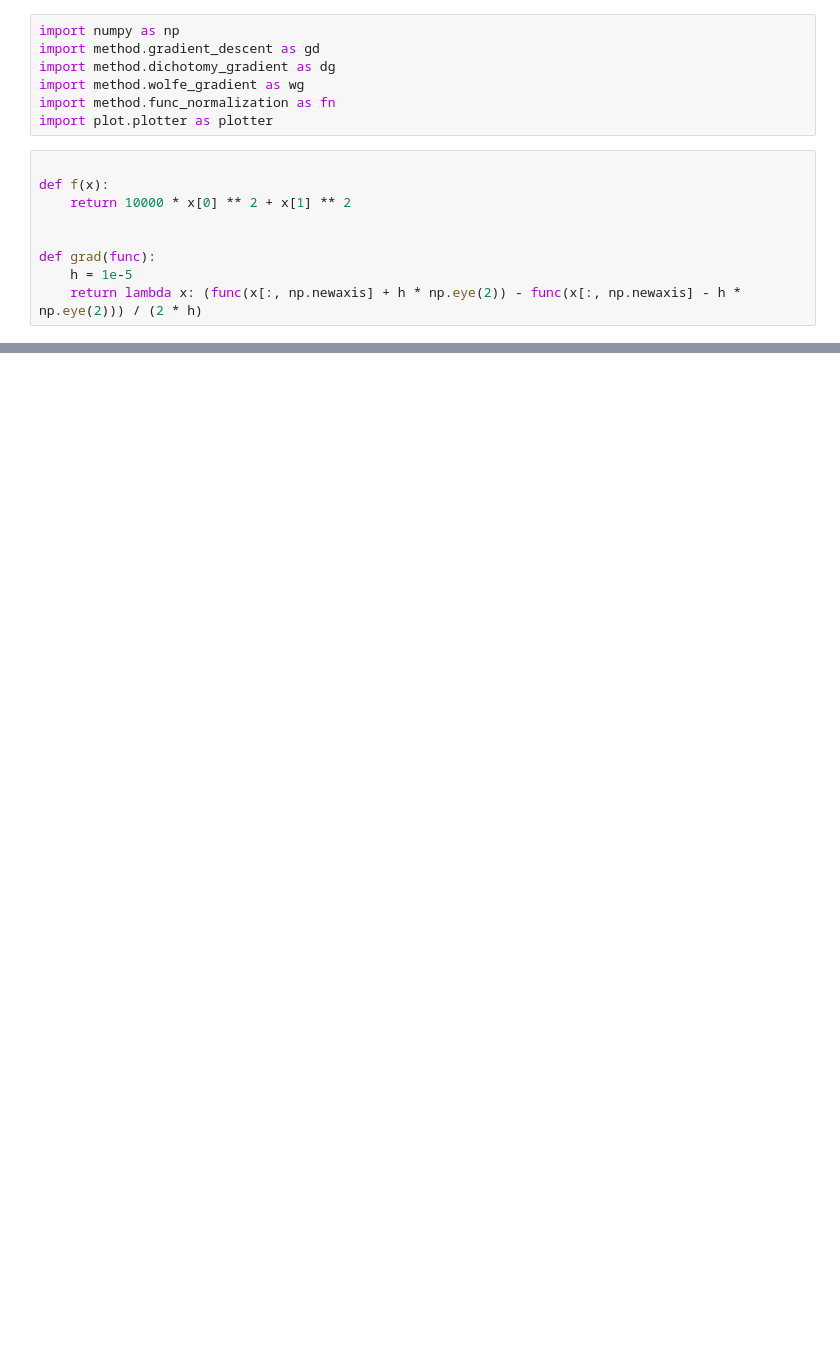
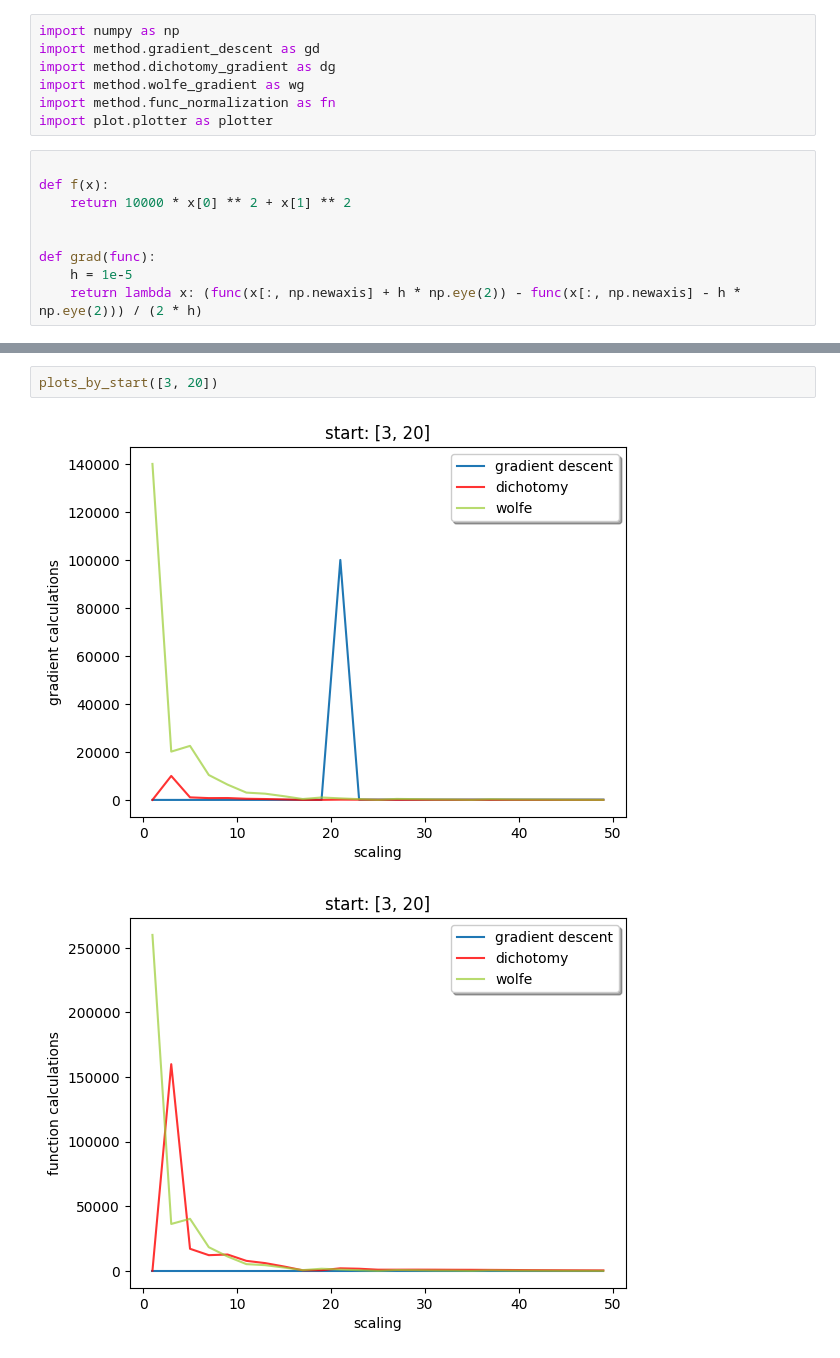
Before and after one commit to ivashka27/met_opt_danya3, a Jupyter notebook: lab1/scaling_research.ipynb, the cells around one changed output, grey strips where cells are left out. Cells and saved outputs as stored; diff of their text form; blank space fills up the shorter version.

```diff
--- a/lab1/scaling_research.ipynb
+++ b/lab1/scaling_research.ipynb
@@ -53,0 +63,5 @@ get_data([1,1])
+# %%
+plots_by_start([3, 20])
+# %% [output]
+[figure, added]
+[figure, added]
```
Also changed, not shown: parts of 7 cells of this notebook, 2 other files.
